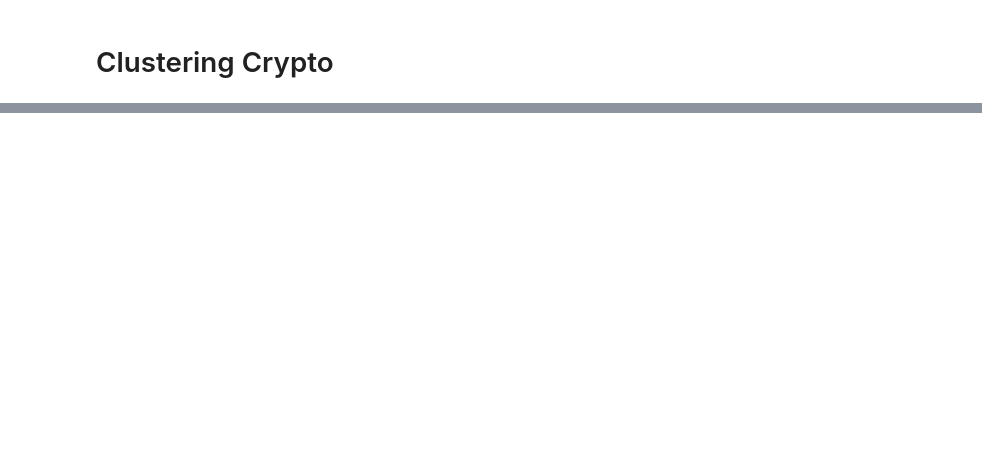
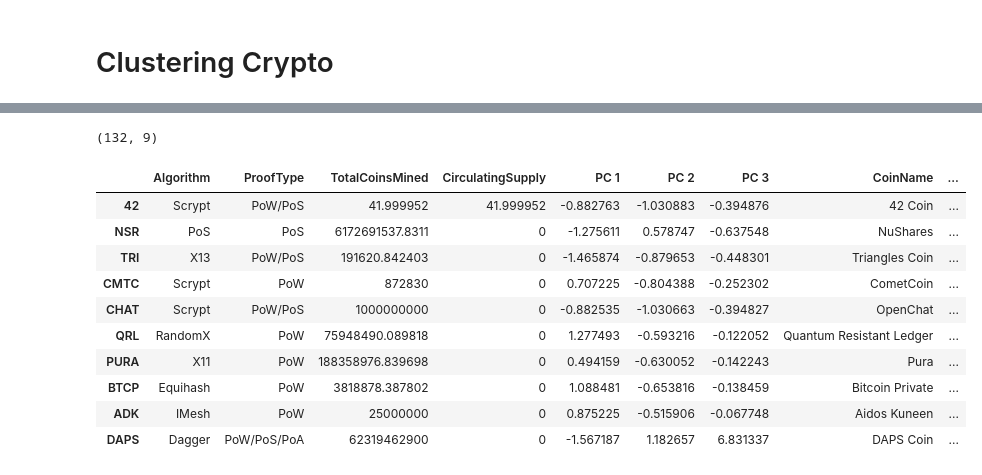
Before and after one commit to JTEELE/Clustering_cryptos, a Jupyter notebook: crypto_clustering.ipynb, the cells around one changed output, grey strips where cells are left out. Drawn from its saved outputs; the diff is of its cells as text; code cells hidden in the pictures; blank space fills up the shorter version.

```diff
--- a/crypto_clustering.ipynb
+++ b/crypto_clustering.ipynb
@@ -131,0 +150,14 @@ Best K-value is 5 since it has the most abrupt decrease:
+# %%
+inertia = []
+k = list(range(1, 11))
+
+# Calculate the inertia for the range of k values
+for i in k:
+    km = KMeans(n_clusters=i, random_state=0)
+    km.fit(pcs_df)
+    inertia.append(km.inertia_)
+
+# Create the Elbow Curve using hvPlot
+elbow_data = {"k": k, "inertia": inertia}
+df_elbow = pd.DataFrame(elbow_data)
+df_elbow.hvplot.line(x="k", y="inertia", xticks=k, title="Elbow Curve")
@@ -131,0 +166,29 @@ Best K-value is 5 since it has the most abrupt decrease:
+# %%
+# Initialize the K-Means model
+model = KMeans(n_clusters=4, random_state=0)
+
+# Fit the model
+model.fit(pcs_df)
+
+# Predict clusters
+predictions = model.predict(pcs_df)
+
+# Create a new DataFrame including predicted clusters and cryptocurrencies features
+clustered_df = pd.concat([crypto_df, pcs_df], axis=1, sort=False)
+clustered_df["CoinName"] = coins_name["CoinName"]
+clustered_df["Class"] = model.labels_
+print(clustered_df.shape)
+clustered_df.head(10)
+# %% [output]
+(132, 9)
+|  | Algorithm | ProofType | TotalCoinsMined | CirculatingSupply | PC 1 | PC 2 | PC 3 | CoinName | ... |
+| 42 | Scrypt | PoW/PoS | 41.999952 | 41.999952 | -0.882763 | -1.030883 | -0.394876 | 42 Coin | ... |
+| NSR | PoS | PoS | 6172691537.8311 | 0 | -1.275611 | 0.578747 | -0.637548 | NuShares | ... |
+| TRI | X13 | PoW/PoS | 191620.842403 | 0 | -1.465874 | -0.879653 | -0.448301 | Triangles Coin | ... |
+| CMTC | Scrypt | PoW | 872830 | 0 | 0.707225 | -0.804388 | -0.252302 | CometCoin | ... |
+| CHAT | Scrypt | PoW/PoS | 1000000000 | 0 | -0.882535 | -1.030663 | -0.394827 | OpenChat | ... |
+| QRL | RandomX | PoW | 75948490.089818 | 0 | 1.277493 | -0.593216 | -0.122052 | Quantum Resistant Ledger | ... |
+| PURA | X11 | PoW | 188358976.839698 | 0 | 0.494159 | -0.630052 | -0.142243 | Pura | ... |
+| BTCP | Equihash | PoW | 3818878.387802 | 0 | 1.088481 | -0.653816 | -0.138459 | Bitcoin Private | ... |
+| ADK | IMesh | PoW | 25000000 | 0 | 0.875225 | -0.515906 | -0.067748 | Aidos Kuneen | ... |
+| DAPS | Dagger | PoW/PoS/PoA | 62319462900 | 0 | -1.567187 | 1.182657 | 6.831337 | DAPS Coin | ... |
```
Also changed, not shown: parts of 9 cells of this notebook, 3 other files.
